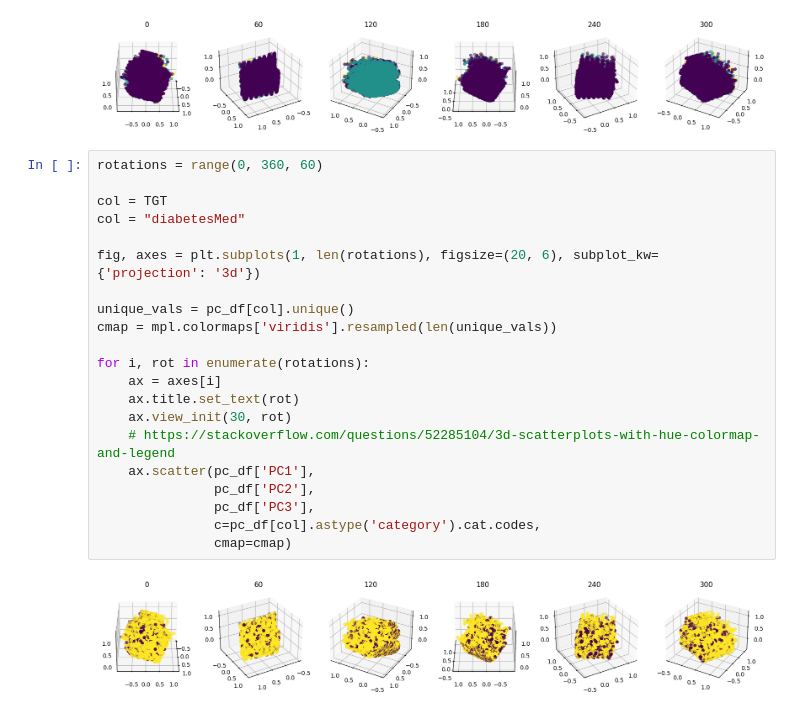
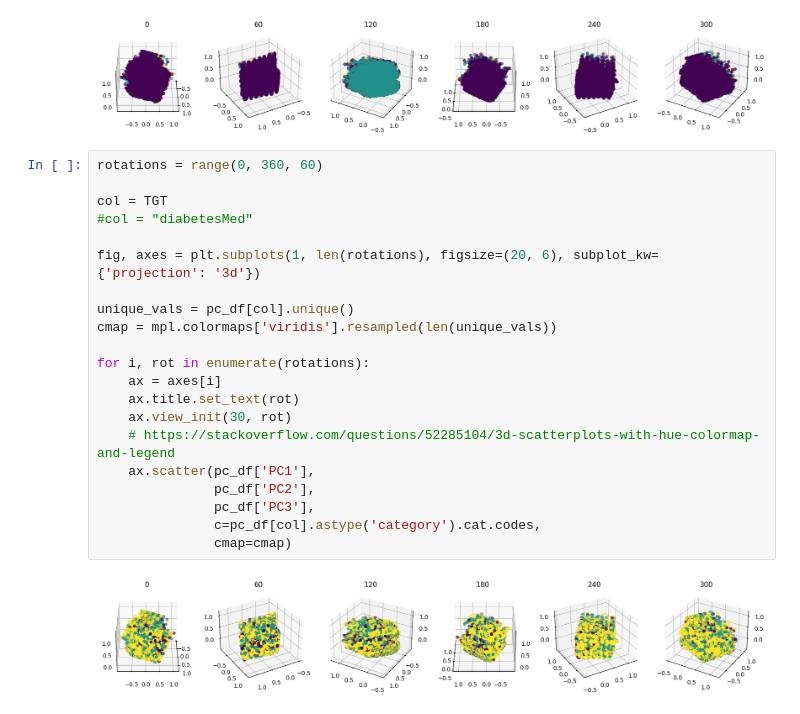
Before and after one commit to BAlmeidaS/predictive-analysis, a Jupyter notebook: notebook.ipynb, the cells around one changed output. Cells and saved outputs as stored; diff of their text form.

```diff
--- a/notebook.ipynb
+++ b/notebook.ipynb
@@ -463,23 +466,23 @@ for i, rot in enumerate(rotations):
 # %%
 rotations = range(0, 360, 60)
 
 col = TGT
-col = "diabetesMed"
+#col = "diabetesMed"
 
 fig, axes = plt.subplots(1, len(rotations), figsize=(20, 6), subplot_kw={'projection': '3d'})
 
 unique_vals = pc_df[col].unique()
 cmap = mpl.colormaps['viridis'].resampled(len(unique_vals))
 
 for i, rot in enumerate(rotations):
     ax = axes[i]
     ax.title.set_text(rot)
     ax.view_init(30, rot)
     # https://stackoverflow.com/questions/52285104/3d-scatterplots-with-hue-colormap-and-legend
     ax.scatter(pc_df['PC1'],
                pc_df['PC2'],
                pc_df['PC3'],
                c=pc_df[col].astype('category').cat.codes,
                cmap=cmap)
 # %% [output]
-[figure, old version]
+[figure, new version]
```
Also changed, not shown: parts of 3 cells of this notebook.
